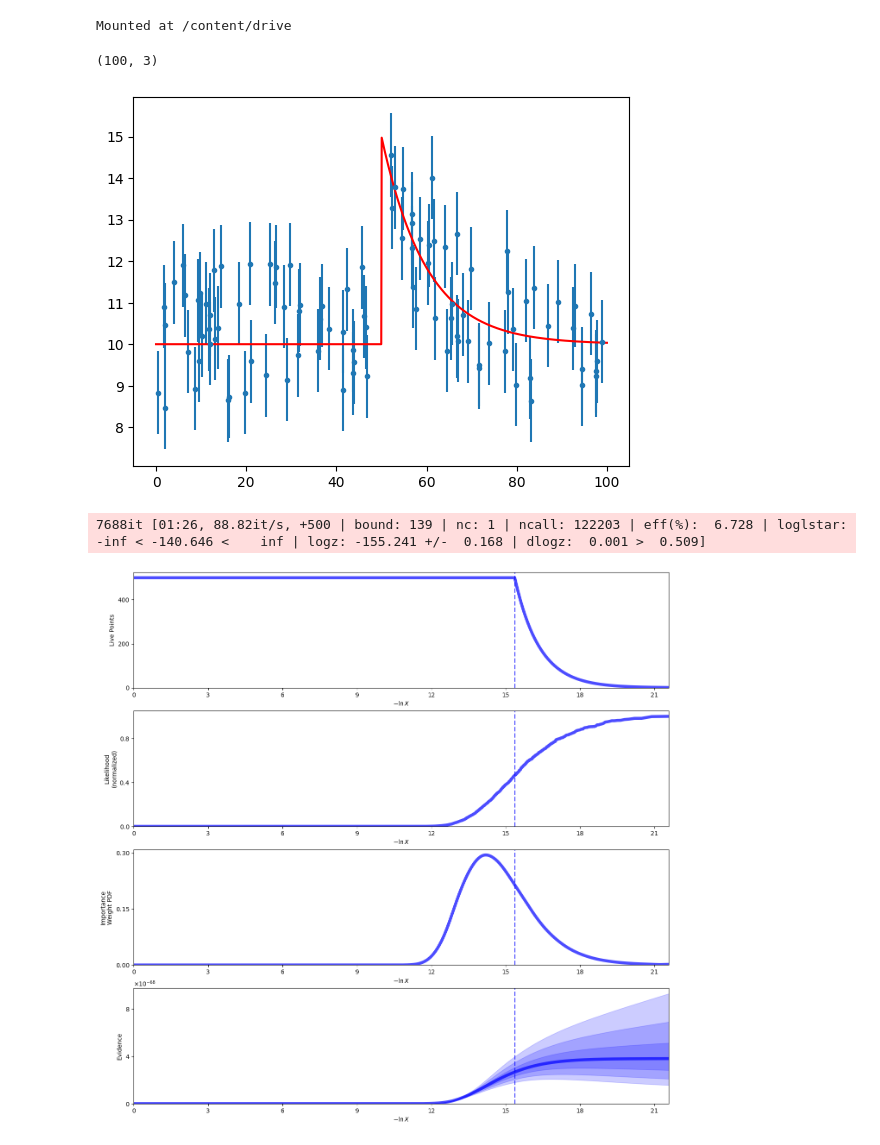
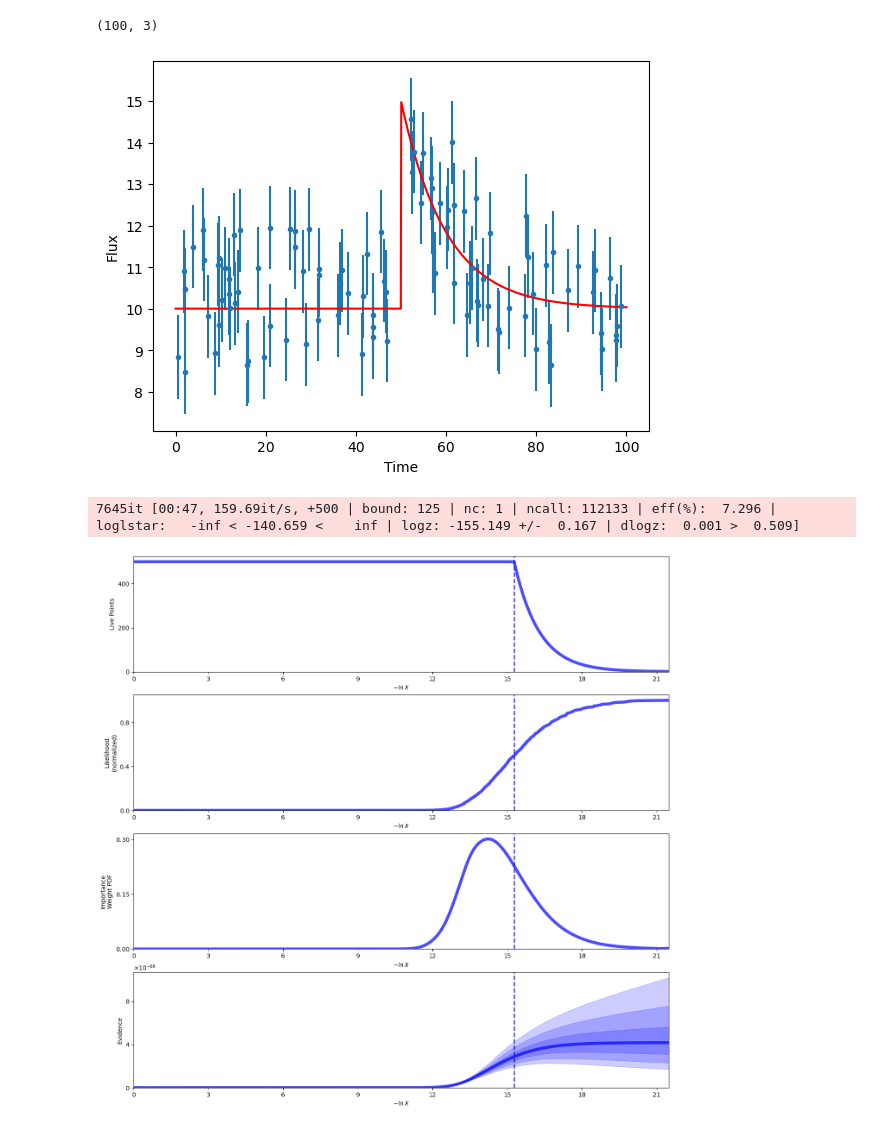
Before and after one commit to EmanuelaMenditto/astrostatistics_bicocca_2025, a Jupyter notebook: working/L12_MCMC_Nested.ipynb, the cells around one changed output. Drawn from its saved outputs; the diff is of its cells as text; code cells hidden in the pictures.

Commit message:
Added refined version of L12 MCMC nested transient notebook

```diff
--- a/working/L12_MCMC_Nested.ipynb
+++ b/working/L12_MCMC_Nested.ipynb
@@ -42,9 +37,5 @@ from google.colab import drive
-# %%
-drive.mount('/content/drive')
-drive_path = "/content/drive/MyDrive/AstroStats/"
-file_path = os.path.join(drive_path, "transient.npy")
-# %% [output]
-Mounted at /content/drive
+# %%
+file_path = "data_files/transient.npy"
 # %%
 mydata = np.load(file_path)
 print(mydata.shape)
@@ -68,12 +59,14 @@ def model(data, pars):
 # %%
 # calculation by hand of initial guesses
 asse_x = np.linspace(0, 100, 1000)
 asse_y = model(asse_x, [10, 50, 5, 0.1])
 plt.errorbar(time, flux, yerr=flux_err, linestyle="", marker=".")
 plt.plot(asse_x, asse_y, color="red")
+plt.xlabel("Time")
+plt.ylabel("Flux")
 plt.show()
 # %% [output]
-[figure, old version]
+[figure, new version]
 # %%
 # let's assume gaussian homoscedastic errors
 def logLikelihood(pars, x, y, yerr):
@@ -97,12 +90,12 @@ sampler = dynesty.NestedSampler(logLikelihood, prior_transform, ndim=4, logl_arg
 sampler.run_nested()
 sresults = sampler.results
 # %% [output]
-7688it [01:26, 88.82it/s, +500 | bound: 139 | nc: 1 | ncall: 122203 | eff(%):  6.728 | loglstar:   -inf < -140.646 <    inf | logz: -155.241 +/-  0.168 | dlogz:  0.001 >  0.509]
+7645it [00:47, 159.69it/s, +500 | bound: 125 | nc: 1 | ncall: 112133 | eff(%):  7.296 | loglstar:   -inf < -140.659 <    inf | logz: -155.149 +/-  0.167 | dlogz:  0.001 >  0.509]
 # %%
 # Plot a summary of the run
 rfig, raxes = dyplot.runplot(sresults)
 # %% [output]
-[figure, old version]
+[figure, new version]
 # %%
 # Plot parameter traces and 1-D marginalized posteriors.
 # On the left panels, you'll see that the live points started out scattereed across the prior volume, then move inwards as the sampler climbs the likelihood
```
Also changed, not shown: parts of 14 cells of this notebook.
